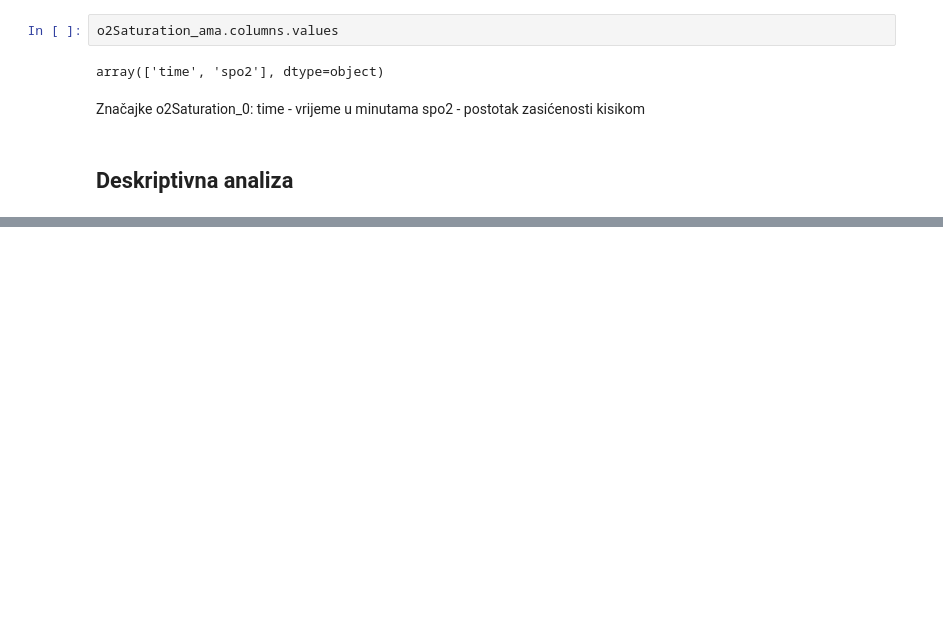
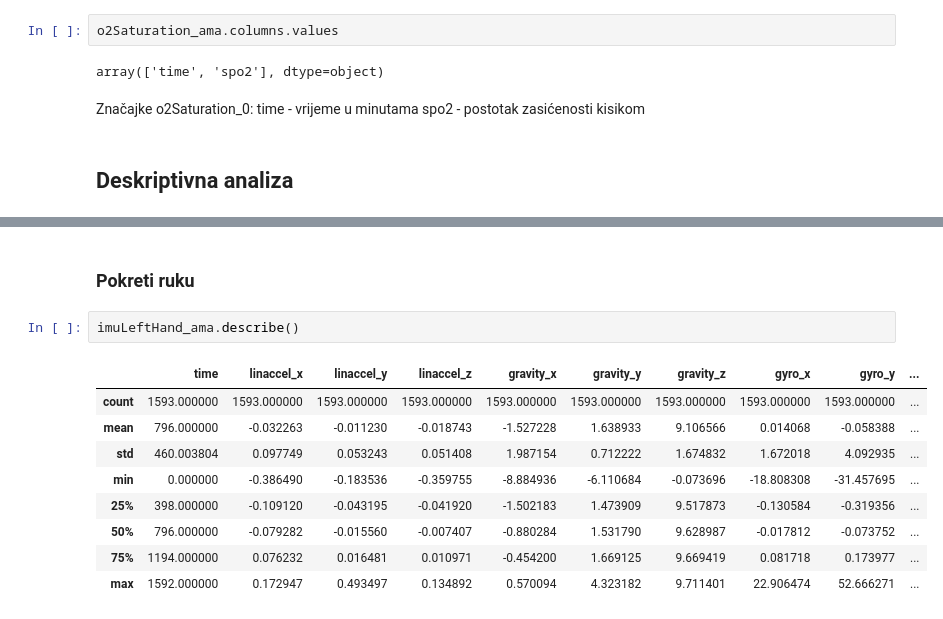
Before and after one commit to BernardKazazic/UZOP_Projekt, a Jupyter notebook: lab1.ipynb, the cells around one changed output, grey strips where cells are left out. Cells and saved outputs as stored; diff of their text form; blank space fills up the shorter version.

```diff
--- a/lab1.ipynb
+++ b/lab1.ipynb
@@ -430,0 +530,14 @@ spo2 - postotak zasićenosti kisikom
+# %% [markdown]
+### Pokreti ruku
+# %%
+imuLeftHand_ama.describe()
+# %% [output]
+|  | time | linaccel_x | linaccel_y | linaccel_z | gravity_x | gravity_y | gravity_z | gyro_x | gyro_y | ... |
+| count | 1593.000000 | 1593.000000 | 1593.000000 | 1593.000000 | 1593.000000 | 1593.000000 | 1593.000000 | 1593.000000 | 1593.000000 | ... |
+| mean | 796.000000 | -0.032263 | -0.011230 | -0.018743 | -1.527228 | 1.638933 | 9.106566 | 0.014068 | -0.058388 | ... |
+| std | 460.003804 | 0.097749 | 0.053243 | 0.051408 | 1.987154 | 0.712222 | 1.674832 | 1.672018 | 4.092935 | ... |
+| min | 0.000000 | -0.386490 | -0.183536 | -0.359755 | -8.884936 | -6.110684 | -0.073696 | -18.808308 | -31.457695 | ... |
+| 25% | 398.000000 | -0.109120 | -0.043195 | -0.041920 | -1.502183 | 1.473909 | 9.517873 | -0.130584 | -0.319356 | ... |
+| 50% | 796.000000 | -0.079282 | -0.015560 | -0.007407 | -0.880284 | 1.531790 | 9.628987 | -0.017812 | -0.073752 | ... |
+| 75% | 1194.000000 | 0.076232 | 0.016481 | 0.010971 | -0.454200 | 1.669125 | 9.669419 | 0.081718 | 0.173977 | ... |
+| max | 1592.000000 | 0.172947 | 0.493497 | 0.134892 | 0.570094 | 4.323182 | 9.711401 | 22.906474 | 52.666271 | ... |
```
Also changed, not shown: parts of 33 cells of this notebook.
